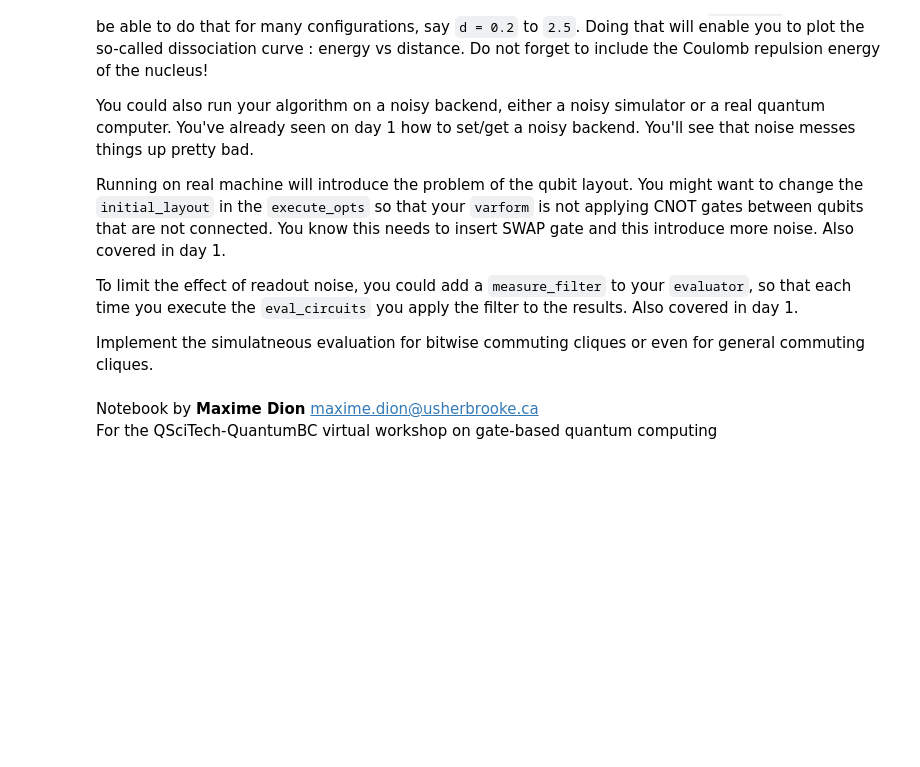
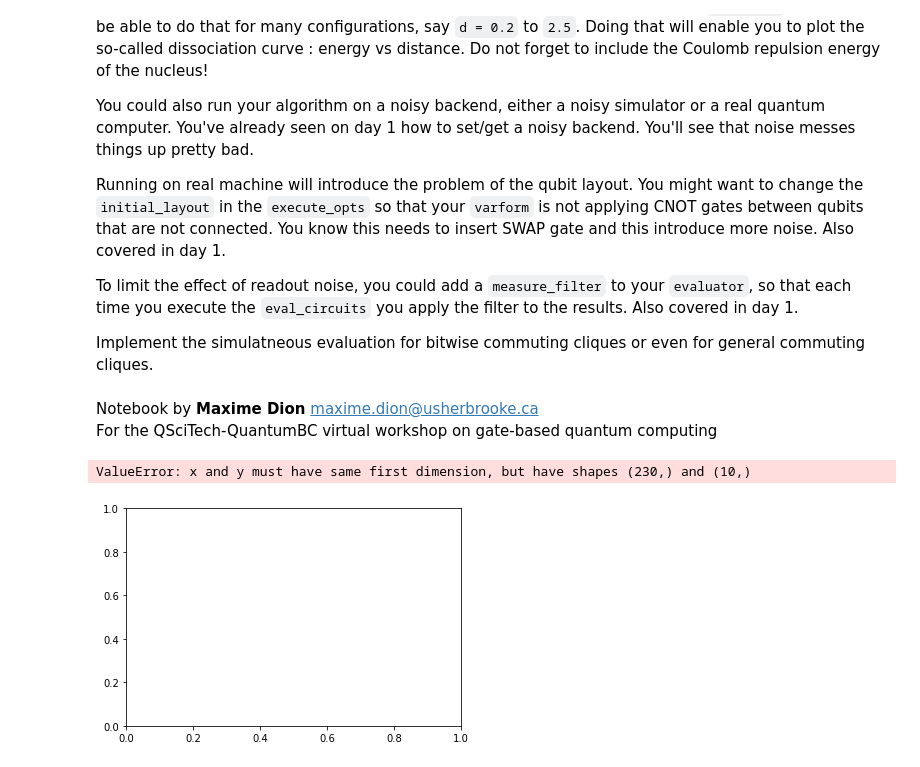
Before and after one commit to WaywardPhoton/QSciTech-QuantumBC-Workshop-Team4-Solution, a Jupyter notebook: activity3-2.ipynb, the cells around one changed output. Saved outputs shown, nothing was run; the diff lists cells and outputs as text; code cells hidden in the pictures; blank space fills up the shorter version.

```diff
--- a/activity3-2.ipynb
+++ b/activity3-2.ipynb
@@ -676,0 +657,29 @@ For the QSciTech-QuantumBC virtual workshop on gate-based quantum computing
+# %%
+distance = np.arange(0.2,2.5,0.01) #units in AA
+ground_state_real_energies = []
+for d in distance:
+
+    mol = gto.M(
+        atom = [['H', (0,0,-d/2)], ['H', (0,0,d/2)]],
+        basis = 'sto-3g'
+        )
+    energy_nuc = mol.energy_nuc()
+    molecular_hamiltonian_no_spin = MolecularFermionicHamiltonian.from_pyscf_mol(mol)
+    molecular_hamiltonian = molecular_hamiltonian_no_spin.include_spin()
+
+    mapping = JordanWigner()
+    lcps_h2 = mapping.fermionic_hamiltonian_to_linear_combinaison_pauli_string(molecular_hamiltonian).sort()
+    lcps_h2 = lcps_h2.apply_threshold().combine().apply_threshold().sort()
+
+    exact_solver = ExactSolver()
+    ground_state_real_value, ground_state_vector = exact_solver.lowest_eig_value(lcps_h2)
+    ground_state_real_energies.append(ground_state_real_value+energy_nuc)
+
+plt.plot(distance,(ground_state_energies))
+    #print('Ground state vector (exact) : ', ground_state_vector)
+    #print(d)
+    #print('Ground state energy (electronic, exact) : ', ground_state_value)
+    #print('Ground state energy (molecular, exact) : ', ground_state_value + energy_nuc)
+# %% [output]
+ValueError: x and y must have same first dimension, but have shapes (230,) and (10,)
+[figure, added]
```
Also changed, not shown: parts of 24 cells of this notebook, 1 other file.
